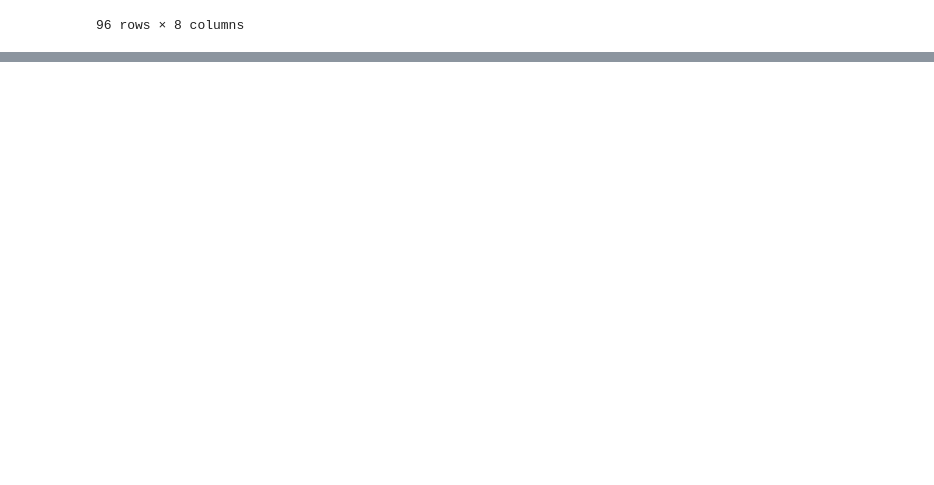
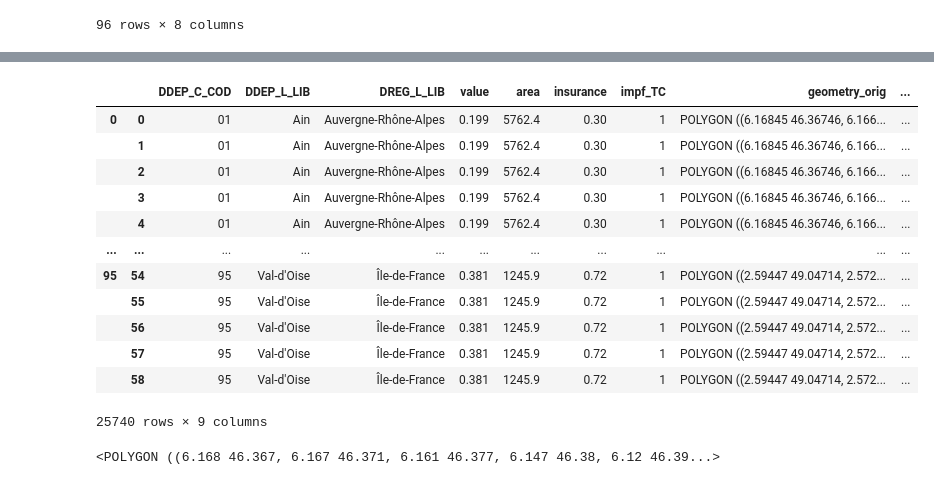
Before and after one commit to arvedluetzen/mus-climada, a Jupyter notebook: notebooks/agg_department.ipynb, the cells around one changed output, grey strips where cells are left out. Drawn from its saved outputs; the diff is of its cells as text; code cells hidden in the pictures; blank space fills up the shorter version.

```diff
--- a/notebooks/agg_department.ipynb
+++ b/notebooks/agg_department.ipynb
@@ -55,0 +56,22 @@ exp_pnt.gdf.head()
+# %%
+exp_pnt_gdf = exp_pnt.gdf
+
+exp_pnt_gdf
+# %% [output]
+|  |  | DDEP_C_COD | DDEP_L_LIB | DREG_L_LIB | value | area | insurance | impf_TC | geometry_orig | ... |
+| 0 | 0 | 01 | Ain | Auvergne-Rhône-Alpes | 0.199 | 5762.4 | 0.30 | 1 | POLYGON ((6.16845 46.36746, 6.166... | ... |
+|  | 1 | 01 | Ain | Auvergne-Rhône-Alpes | 0.199 | 5762.4 | 0.30 | 1 | POLYGON ((6.16845 46.36746, 6.166... | ... |
+|  | 2 | 01 | Ain | Auvergne-Rhône-Alpes | 0.199 | 5762.4 | 0.30 | 1 | POLYGON ((6.16845 46.36746, 6.166... | ... |
+|  | 3 | 01 | Ain | Auvergne-Rhône-Alpes | 0.199 | 5762.4 | 0.30 | 1 | POLYGON ((6.16845 46.36746, 6.166... | ... |
+|  | 4 | 01 | Ain | Auvergne-Rhône-Alpes | 0.199 | 5762.4 | 0.30 | 1 | POLYGON ((6.16845 46.36746, 6.166... | ... |
+| ... | ... | ... | ... | ... | ... | ... | ... | ... | ... | ... |
+| 95 | 54 | 95 | Val-d'Oise | Île-de-France | 0.381 | 1245.9 | 0.72 | 1 | POLYGON ((2.59447 49.04714, 2.572... | ... |
+|  | 55 | 95 | Val-d'Oise | Île-de-France | 0.381 | 1245.9 | 0.72 | 1 | POLYGON ((2.59447 49.04714, 2.572... | ... |
+|  | 56 | 95 | Val-d'Oise | Île-de-France | 0.381 | 1245.9 | 0.72 | 1 | POLYGON ((2.59447 49.04714, 2.572... | ... |
+|  | 57 | 95 | Val-d'Oise | Île-de-France | 0.381 | 1245.9 | 0.72 | 1 | POLYGON ((2.59447 49.04714, 2.572... | ... |
+|  | 58 | 95 | Val-d'Oise | Île-de-France | 0.381 | 1245.9 | 0.72 | 1 | POLYGON ((2.59447 49.04714, 2.572... | ... |
+25740 rows × 9 columns
+# %%
+exp_pnt_gdf["geometry_orig"].unique()[0]
+# %% [output]
+<POLYGON ((6.168 46.367, 6.167 46.371, 6.161 46.377, 6.147 46.38, 6.12 46.39...>
```
Also changed, not shown: parts of 6 cells of this notebook, 4 other files.
